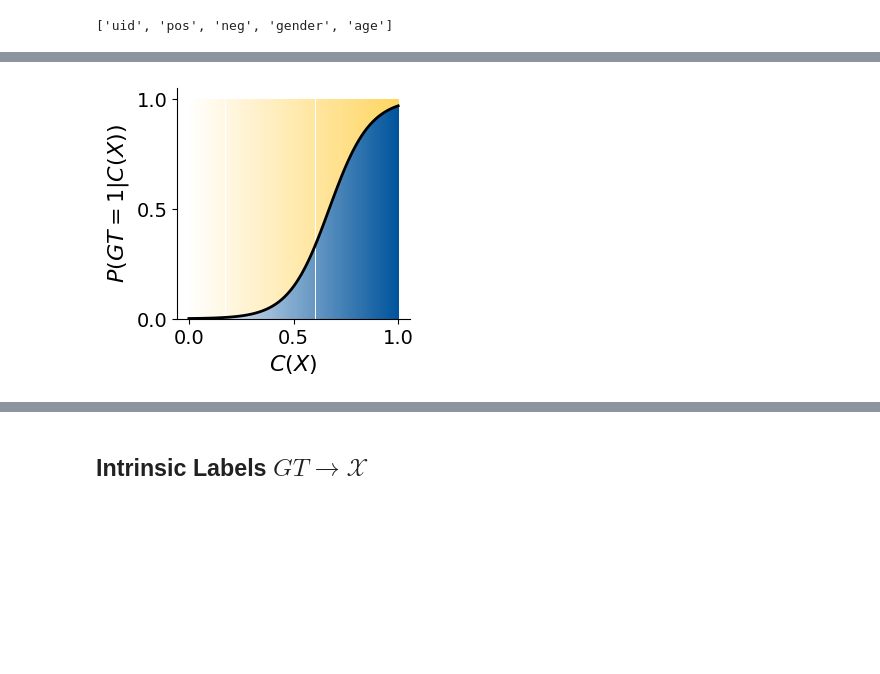
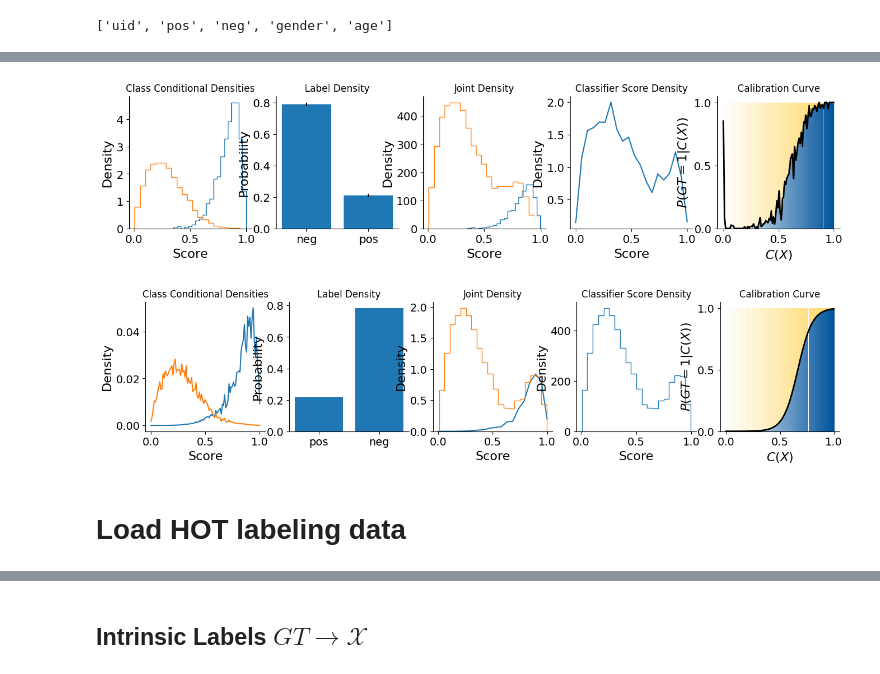
Before and after one commit to avalanchesiqi/pyquantifier, a Jupyter notebook: examples/New_Sec0-Data-Generating.ipynb, the cells around one changed output, grey strips where cells are left out. Saved outputs shown, nothing was run; the diff lists cells and outputs as text; code cells hidden in the pictures; blank space fills up the shorter version.

Commit message:
add object on hot data

```diff
--- a/examples/New_Sec0-Data-Generating.ipynb
+++ b/examples/New_Sec0-Data-Generating.ipynb
@@ -180,4 +164,9 @@ sampled_dataset.get_class_conditional_density(label='neg').plot(num_bin=10)
-# %%
-sampled_dataset.generate_calibration_curve().plot()
-# %% [output]
-[figure, removed]
+# %%
+empirical_intrinsic_jd = IntrinsicJointDistribution(['pos', 'neg'],
+                                                    sampled_dataset.get_label_distribution(),
+                                                    {'pos': sampled_dataset.get_class_conditional_density(label='pos'),
+                                                     'neg': sampled_dataset.get_class_conditional_density(label='neg')})
+# %%
+empirical_intrinsic_jd.plot_five_distributions(num_bin=20)
+# %% [output]
+[figure, added]
@@ -183,0 +177,6 @@ sampled_dataset.generate_calibration_curve().plot()
+# %%
+empirical_extrinsic_jd.plot_five_distributions(num_bin=20)
+# %% [output]
+[figure, added]
+# %% [markdown]
+# Load HOT labeling data
```
Also changed, not shown: parts of 18 cells of this notebook, 3 other files.
